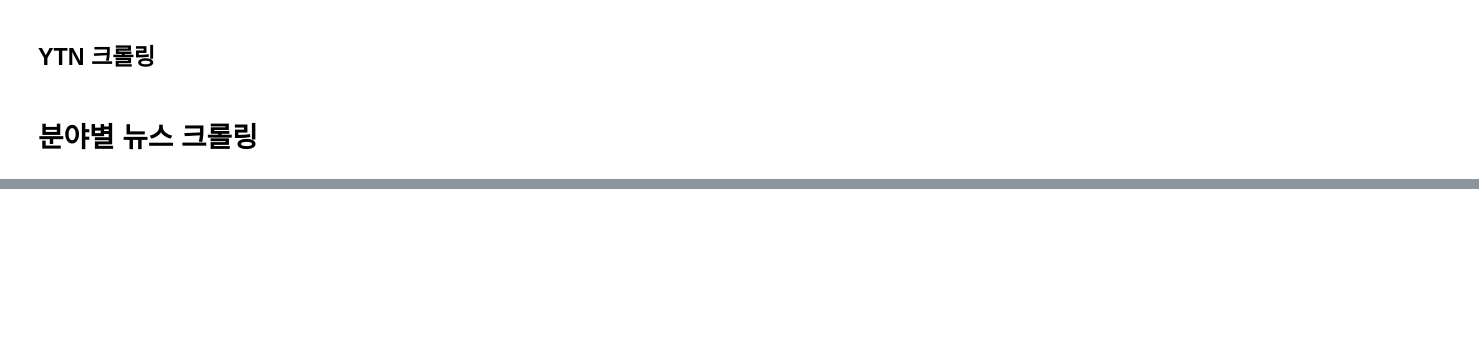
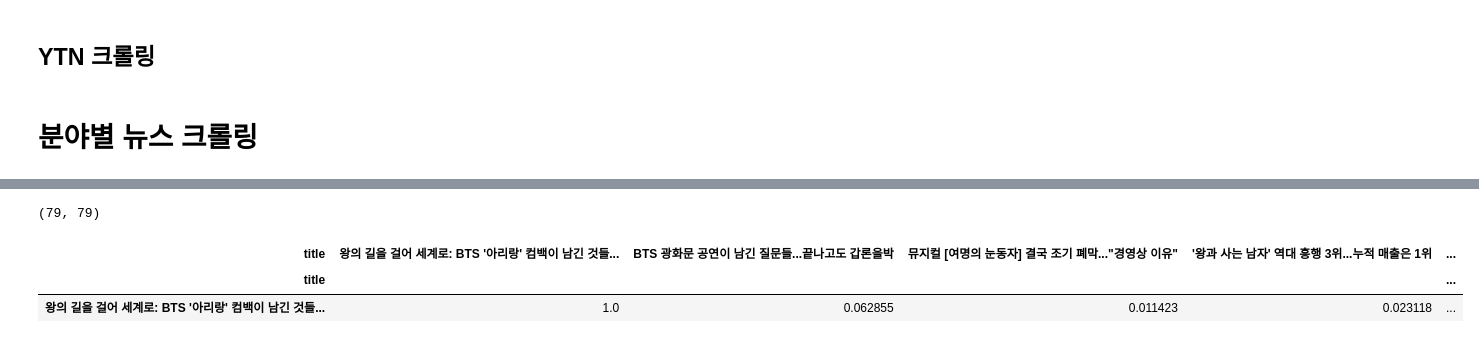
Before and after one commit to han00jh/DL-Study, a Jupyter notebook: LLM/lec04_[실습]YTN뉴스 유사도_.ipynb, the cells around one changed output, grey strips where cells are left out. Drawn from its saved outputs; the diff is of its cells as text; code cells hidden in the pictures; blank space fills up the shorter version.

```diff
--- a/LLM/lec04_[실습]YTN뉴스 유사도_.ipynb
+++ b/LLM/lec04_[실습]YTN뉴스 유사도_.ipynb
@@ -207,0 +296,13 @@ print(f"{res} 개 크롤링 완료")
+# %%
+tfidf_cos_matrix = cosine_similarity(tfidf_df , tfidf_df)
+# %%
+tfidf_cos_matrix.shape
+# %% [output]
+(79, 79)
+# %%
+tfidf_cos_df = pd.DataFrame(tfidf_cos_matrix, index=df['title'] , columns=df['title'])
+tfidf_cos_df.head(1)
+# %% [output]
+| title | 왕의 길을 걸어 세계로: BTS '아리랑' 컴백이 남긴 것들... | BTS 광화문 공연이 남긴 질문들...끝나고도 갑론을박 | 뮤지컬 [여명의 눈동자] 결국 조기 폐막..."경영상 이유" | '왕과 사는 남자' 역대 흥행 3위...누적 매출은 1위 | ... |
+| title |  |  |  |  | ... |
+| 왕의 길을 걸어 세계로: BTS '아리랑' 컴백이 남긴 것들... | 1.0 | 0.062855 | 0.011423 | 0.023118 | ... |
```
Also changed, not shown: parts of 27 cells of this notebook, 4 other files.
